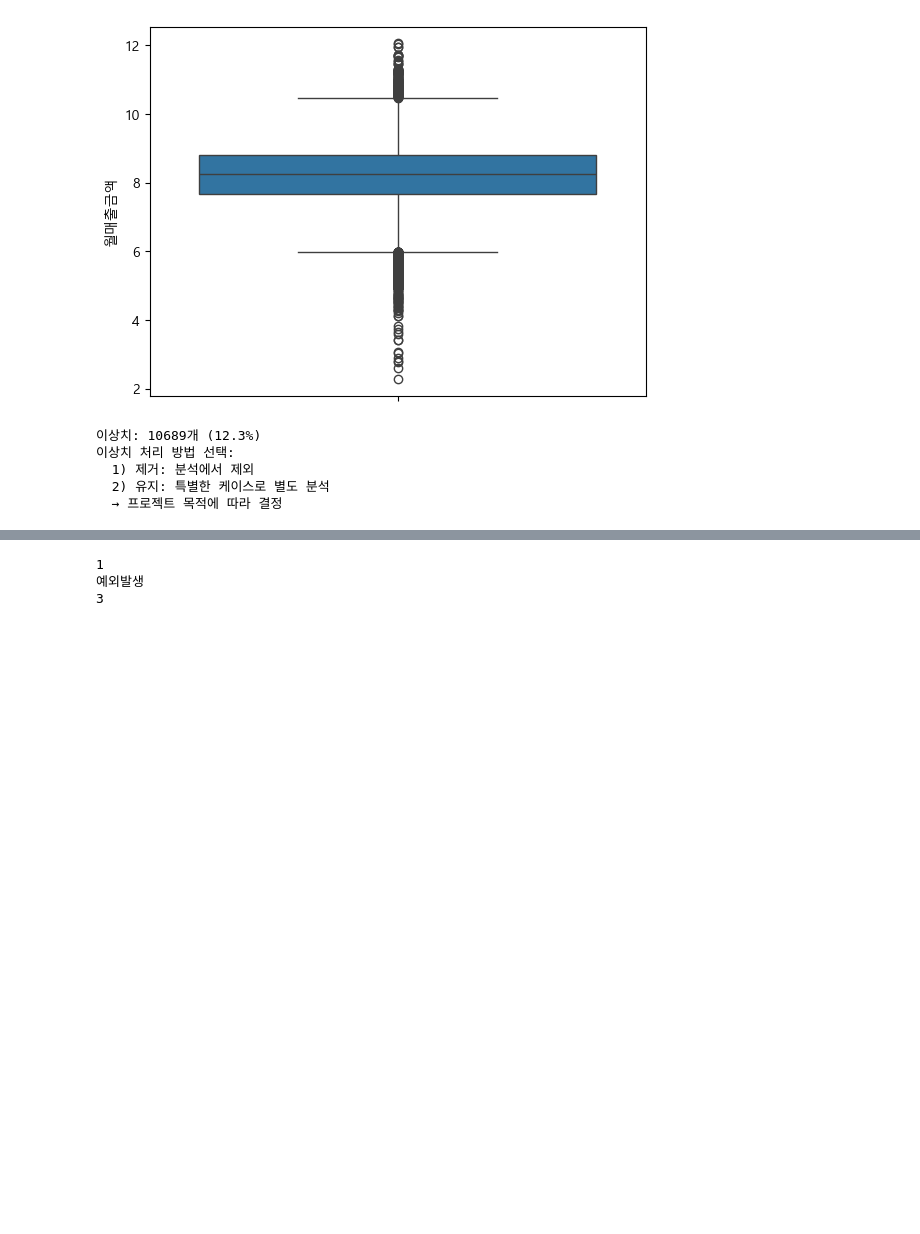
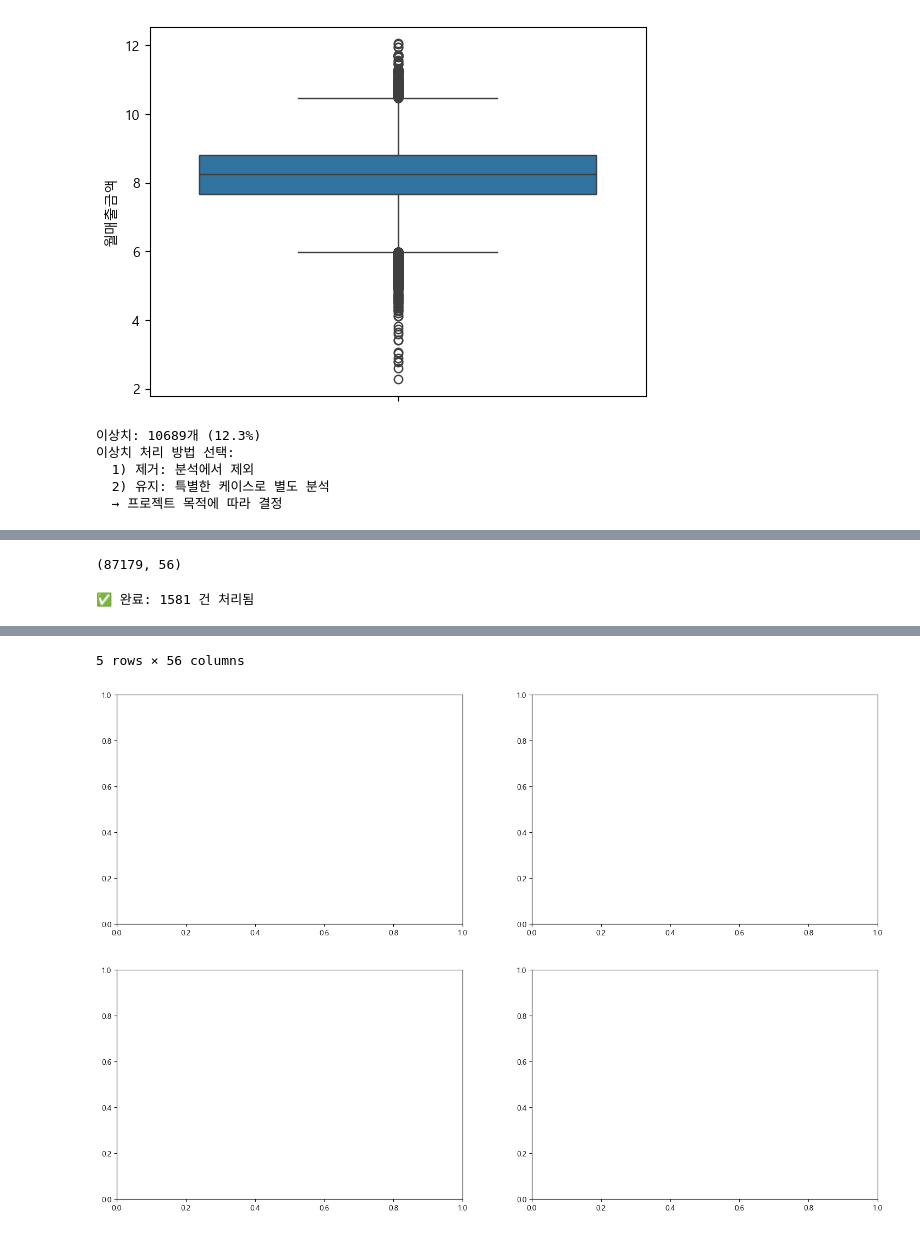
Before and after one commit to leekyuyoung2/encore_office_worker, a Jupyter notebook: 7일차_8일차_9일차_통합본/04.ipynb, the cells around one changed output, grey strips where cells are left out. Drawn from its saved outputs; the diff is of its cells as text; code cells hidden in the pictures; blank space fills up the shorter version.

```diff
--- a/7일차_8일차_9일차_통합본/04.ipynb
+++ b/7일차_8일차_9일차_통합본/04.ipynb
@@ -220,0 +219,58 @@ temp = df['상권코드명'].apply(get_name)
+# %%
+df.shape
+# %% [output]
+(87179, 56)
+# %%
+import requests
+import pandas as pd
+from concurrent.futures import ThreadPoolExecutor, as_completed
+import time
+import os
+
+API_KEY = "KakaoAK 자신의 키"
+API_URL = "https://dapi.kakao.com/v2/local/search/keyword.json"
+HEADERS = {"Authorization": API_KEY}
+
+def geocode(place_name, retry=3):
+    params = {"query": place_name}
+    for i in range(retry):
+        try:
+            resp = requests.get(API_URL, headers=HEADERS, params=params, timeout=5)
+            data = resp.json()
+            if data['documents']:
+                doc = data['documents'][0]
+                return {"상권명": place_name,
+                        "address_name": doc.get('address_name', ''),
+                        "x": doc.get('x', None),
+                        "y": doc.get('y', None)}
+            else:
+                return {"상권명": place_name, "address_name": None, "x": None, "y": None}
+        except:
+            time.sleep(0.5)
+    return {"상권명": place_name, "address_name": None, "x": None, "y": None}
+
+# 상권명 리스트
+places = df['상권코드명'].unique().tolist()
+
+# 캐시 로드
+cache_file = "geocode_cache.csv"
+results = []
+if os.path.exists(cache_file):
+    cached_df = pd.read_csv(cache_file)
+    cached_places = cached_df['상권명'].tolist()
+    places = [p for p in places if p not in cached_places]
+    results.extend(cached_df.to_dict(orient='records'))
+
+# 병렬 처리
+with ThreadPoolExecutor(max_workers=10) as executor:
+    futures = {executor.submit(geocode, p): p for p in places}
+    for future in as_completed(futures):
+        results.append(future.result())
+        time.sleep(0.05)  # 호출 간 간격
+
+# 결과 저장
+df_results = pd.DataFrame(results)
+df_results.to_csv(cache_file, index=False, encoding="utf-8-sig")
+print("✅ 완료:", len(df_results), "건 처리됨")
+# %% [output]
+✅ 완료: 1581 건 처리됨
@@ -221,2 +279,13 @@ temp = df['상권코드명'].apply(get_name)
 # %%
+# 1. 상권코드명별 매장 수
+fig, axes = plt.subplots(2, 2, figsize=(18, 12))
+# 상권코드명
+# 1-1. 구별 매장 수
+district_counts = df_project['행정구역명'].value_counts().head(10)
+axes[0, 0].barh(range(len(district_counts)), district_counts.values, color='skyblue')
+axes[0, 0].set_yticks(range(len(district_counts)))
+axes[0, 0].set_yticklabels(district_counts.index)
+axes[0, 0].set_title(f'{target_industry} - 구별 매장 수 Top 10', fontweight='bold')
+axes[0, 0].set_xlabel('매장 수')
+axes[0, 0].grid(axis='x', alpha=0.3)
 # %% [output]
@@ -223,3 +298,2 @@ temp = df['상권코드명'].apply(get_name)
-1
-예외발생
-3
+5 rows × 56 columns
+[figure, added]
```
Also changed, not shown: parts of 7 cells of this notebook, 1 other file.
